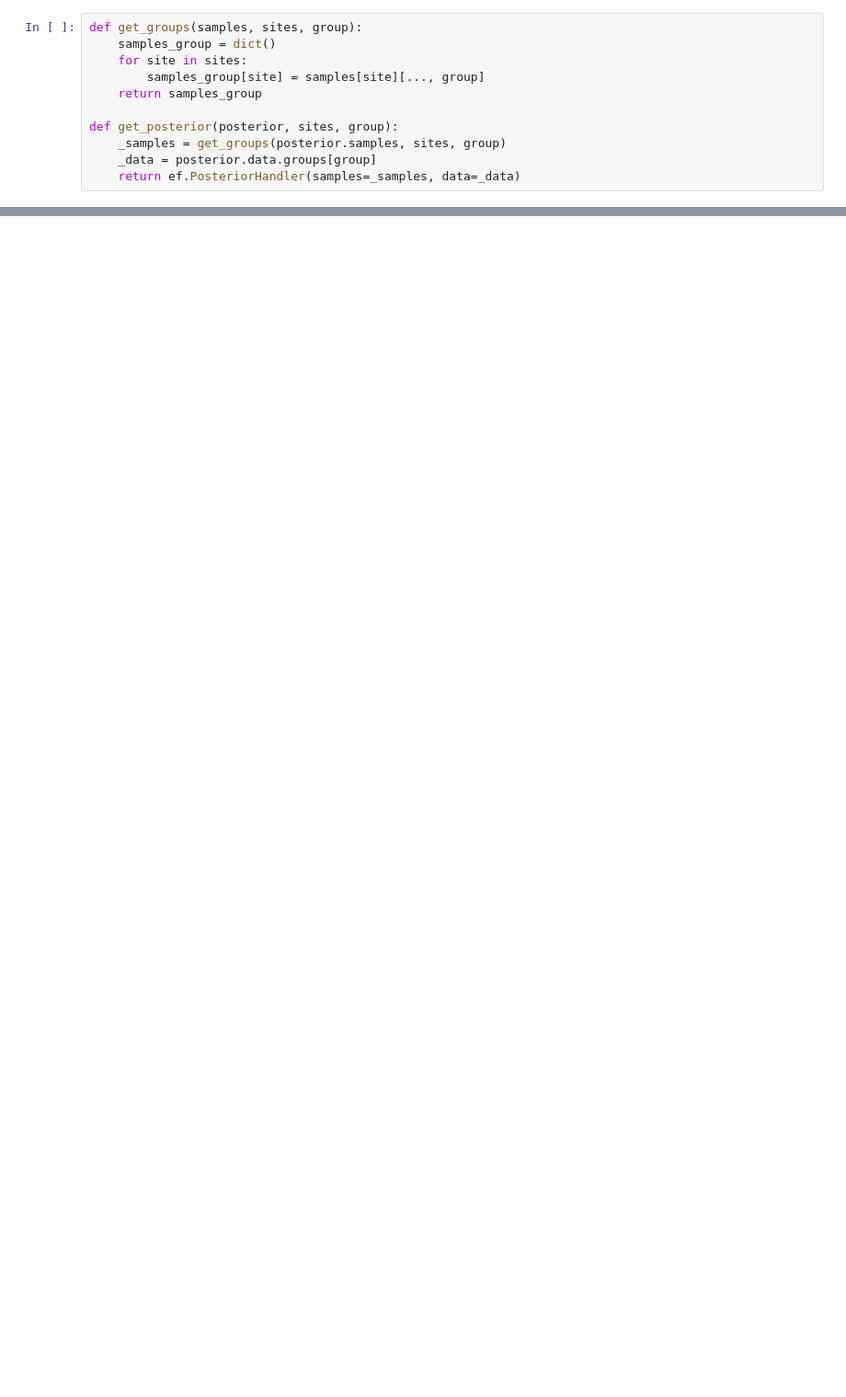
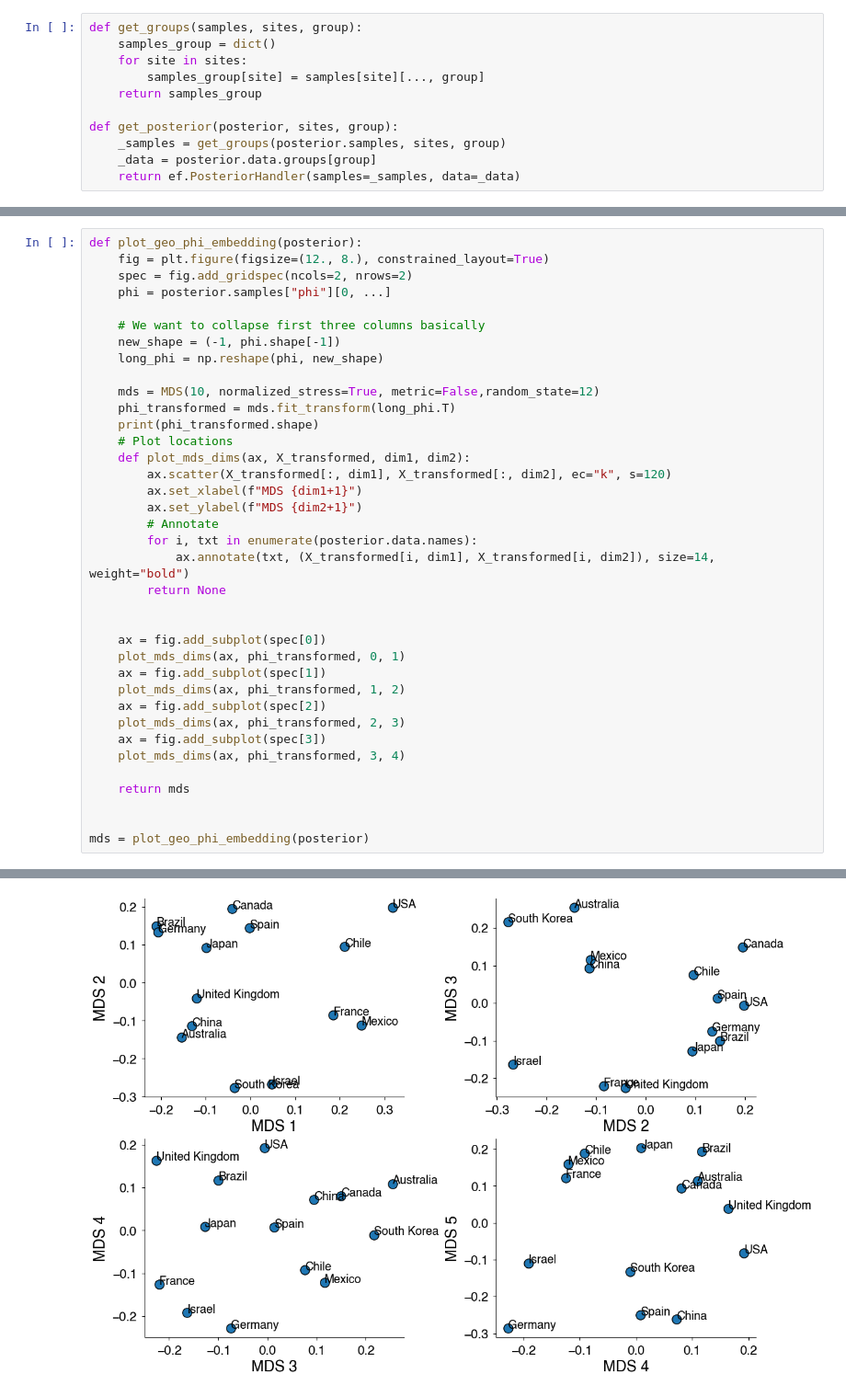
Before and after one commit to blab/relative-fitness-mechanisms, a Jupyter notebook: notebooks/DR-Dev.ipynb, the cells around one changed output, grey strips where cells are left out. Shown at 92% size. Drawn from its saved outputs; the diff is of its cells as text; blank space fills up the shorter version.

```diff
--- a/notebooks/DR-Dev.ipynb
+++ b/notebooks/DR-Dev.ipynb
@@ -228,0 +163,38 @@ fig_wa.savefig("../manuscript/figures/" + "latent_immune.png")
+# %%
+def plot_geo_phi_embedding(posterior):
+    fig = plt.figure(figsize=(12., 8.), constrained_layout=True)
+    spec = fig.add_gridspec(ncols=2, nrows=2)
+    phi = posterior.samples["phi"][0, ...]
+
+    # We want to collapse first three columns basically
+    new_shape = (-1, phi.shape[-1])
+    long_phi = np.reshape(phi, new_shape)
+
+    mds = MDS(10, normalized_stress=True, metric=False,random_state=12)
+    phi_transformed = mds.fit_transform(long_phi.T)
+    print(phi_transformed.shape)
+    # Plot locations
+    def plot_mds_dims(ax, X_transformed, dim1, dim2):
+        ax.scatter(X_transformed[:, dim1], X_transformed[:, dim2], ec="k", s=120)
+        ax.set_xlabel(f"MDS {dim1+1}")
+        ax.set_ylabel(f"MDS {dim2+1}")
+        # Annotate
+        for i, txt in enumerate(posterior.data.names):
+            ax.annotate(txt, (X_transformed[i, dim1], X_transformed[i, dim2]), size=14, weight="bold")
+        return None
+
+
+    ax = fig.add_subplot(spec[0])
+    plot_mds_dims(ax, phi_transformed, 0, 1)
+    ax = fig.add_subplot(spec[1])
+    plot_mds_dims(ax, phi_transformed, 1, 2)
+    ax = fig.add_subplot(spec[2])
+    plot_mds_dims(ax, phi_transformed, 2, 3)
+    ax = fig.add_subplot(spec[3])
+    plot_mds_dims(ax, phi_transformed, 3, 4)
+
+    return mds
+
+
+mds = plot_geo_phi_embedding(posterior)
+# %% [output]
@@ -228,0 +202 @@ fig_wa.savefig("../manuscript/figures/" + "latent_immune.png")
+[figure, added]
```
Also changed, not shown: parts of 31 cells of this notebook, 1 other file.
